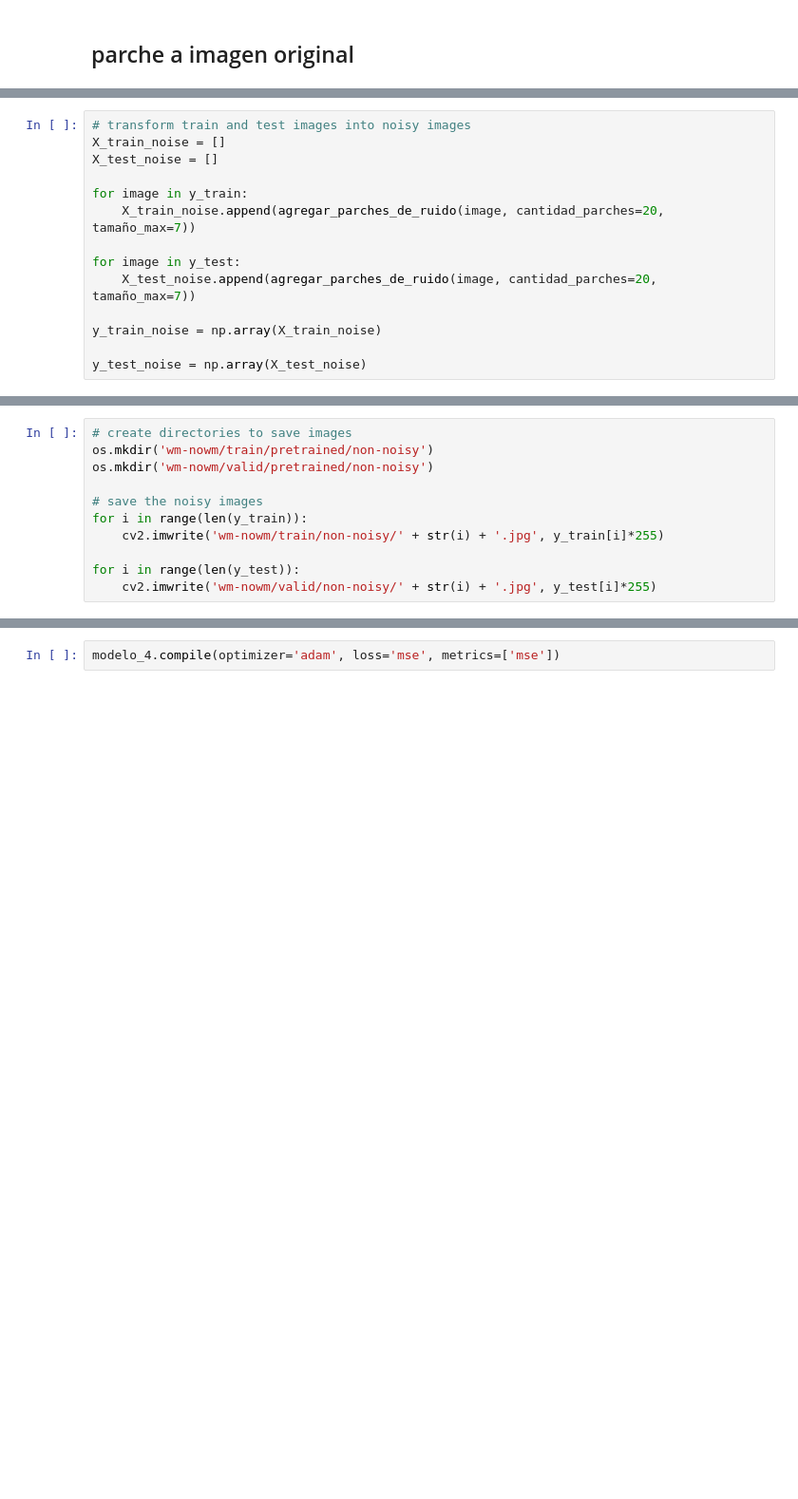
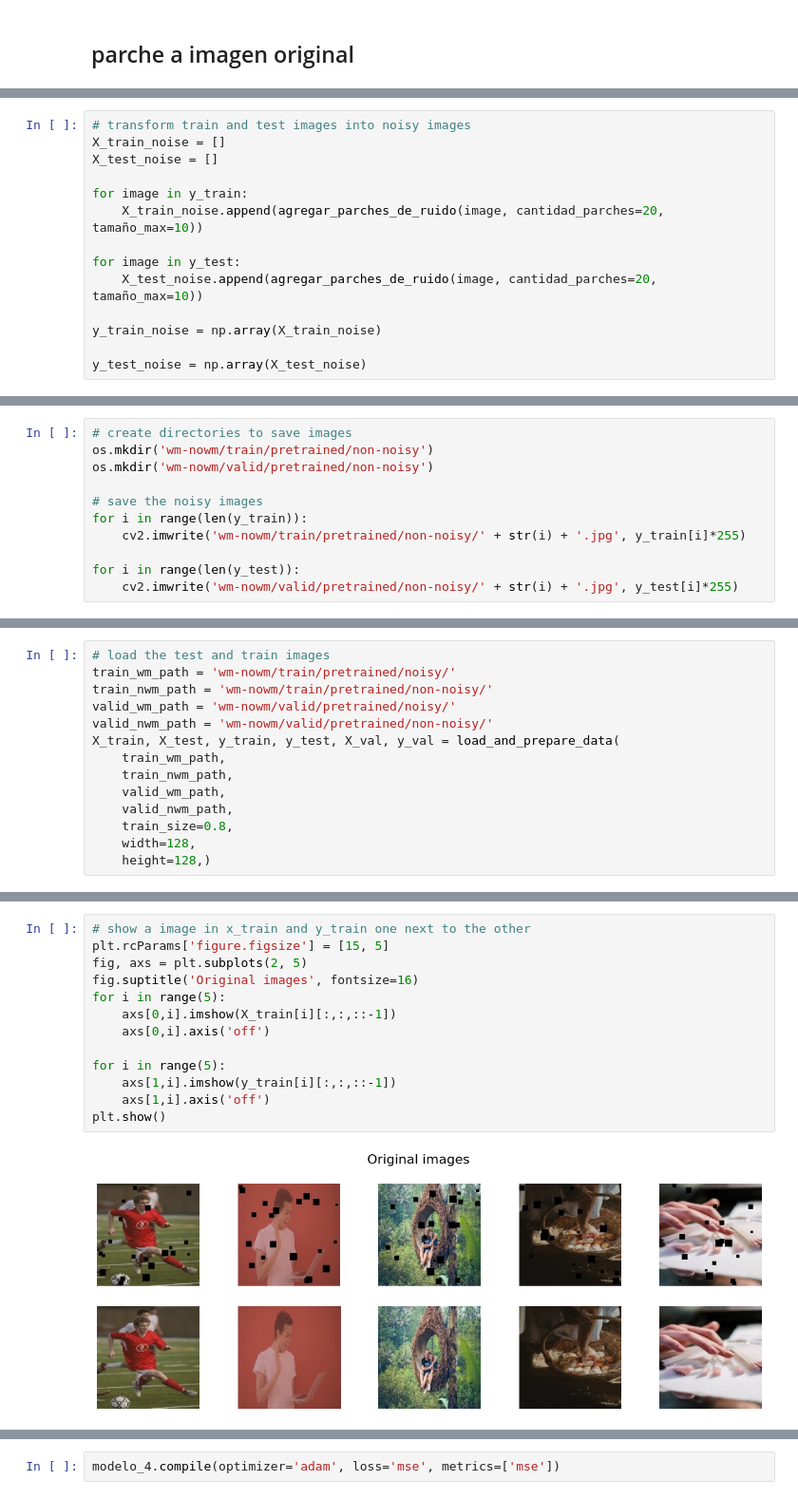
Before and after one commit to Checui/water-mark-remover, a Jupyter notebook: pretrained_unet.ipynb, the cells around one changed output, grey strips where cells are left out. Shown at 95% size. Cells and saved outputs as stored; diff of their text form; blank space fills up the shorter version.

```diff
--- a/pretrained_unet.ipynb
+++ b/pretrained_unet.ipynb
@@ -398,10 +395,10 @@ X_train_noise = []
 X_test_noise = []
 
 for image in y_train:
-    X_train_noise.append(agregar_parches_de_ruido(image, cantidad_parches=20, tamaño_max=7))
+    X_train_noise.append(agregar_parches_de_ruido(image, cantidad_parches=20, tamaño_max=10))
 
 for image in y_test:
-    X_test_noise.append(agregar_parches_de_ruido(image, cantidad_parches=20, tamaño_max=7))
+    X_test_noise.append(agregar_parches_de_ruido(image, cantidad_parches=20, tamaño_max=10))
 
 y_train_noise = np.array(X_train_noise)
 
@@ -426,7 +423,7 @@ os.mkdir('wm-nowm/valid/pretrained/non-noisy')
 
 # save the noisy images
 for i in range(len(y_train)):
-    cv2.imwrite('wm-nowm/train/non-noisy/' + str(i) + '.jpg', y_train[i]*255)
+    cv2.imwrite('wm-nowm/train/pretrained/non-noisy/' + str(i) + '.jpg', y_train[i]*255)
 
 for i in range(len(y_test)):
-    cv2.imwrite('wm-nowm/valid/non-noisy/' + str(i) + '.jpg', y_test[i]*255)
+    cv2.imwrite('wm-nowm/valid/pretrained/non-noisy/' + str(i) + '.jpg', y_test[i]*255)
@@ -505,0 +430,14 @@ _________________________________________________________________
+# %%
+# load the test and train images
+train_wm_path = 'wm-nowm/train/pretrained/noisy/'
+train_nwm_path = 'wm-nowm/train/pretrained/non-noisy/'
+valid_wm_path = 'wm-nowm/valid/pretrained/noisy/'
+valid_nwm_path = 'wm-nowm/valid/pretrained/non-noisy/'
+X_train, X_test, y_train, y_test, X_val, y_val = load_and_prepare_data(
+    train_wm_path,
+    train_nwm_path,
+    valid_wm_path,
+    valid_nwm_path,
+    train_size=0.8,
+    width=128,
+    height=128,)
@@ -505,0 +487,15 @@ _________________________________________________________________
+# %%
+# show a image in x_train and y_train one next to the other
+plt.rcParams['figure.figsize'] = [15, 5]
+fig, axs = plt.subplots(2, 5)
+fig.suptitle('Original images', fontsize=16)
+for i in range(5):
+    axs[0,i].imshow(X_train[i][:,:,::-1])
+    axs[0,i].axis('off')
+
+for i in range(5):
+    axs[1,i].imshow(y_train[i][:,:,::-1])
+    axs[1,i].axis('off')
+plt.show()
+# %% [output]
+[figure, added]
```
Also changed, not shown: parts of 20 cells of this notebook, 1 other file.
